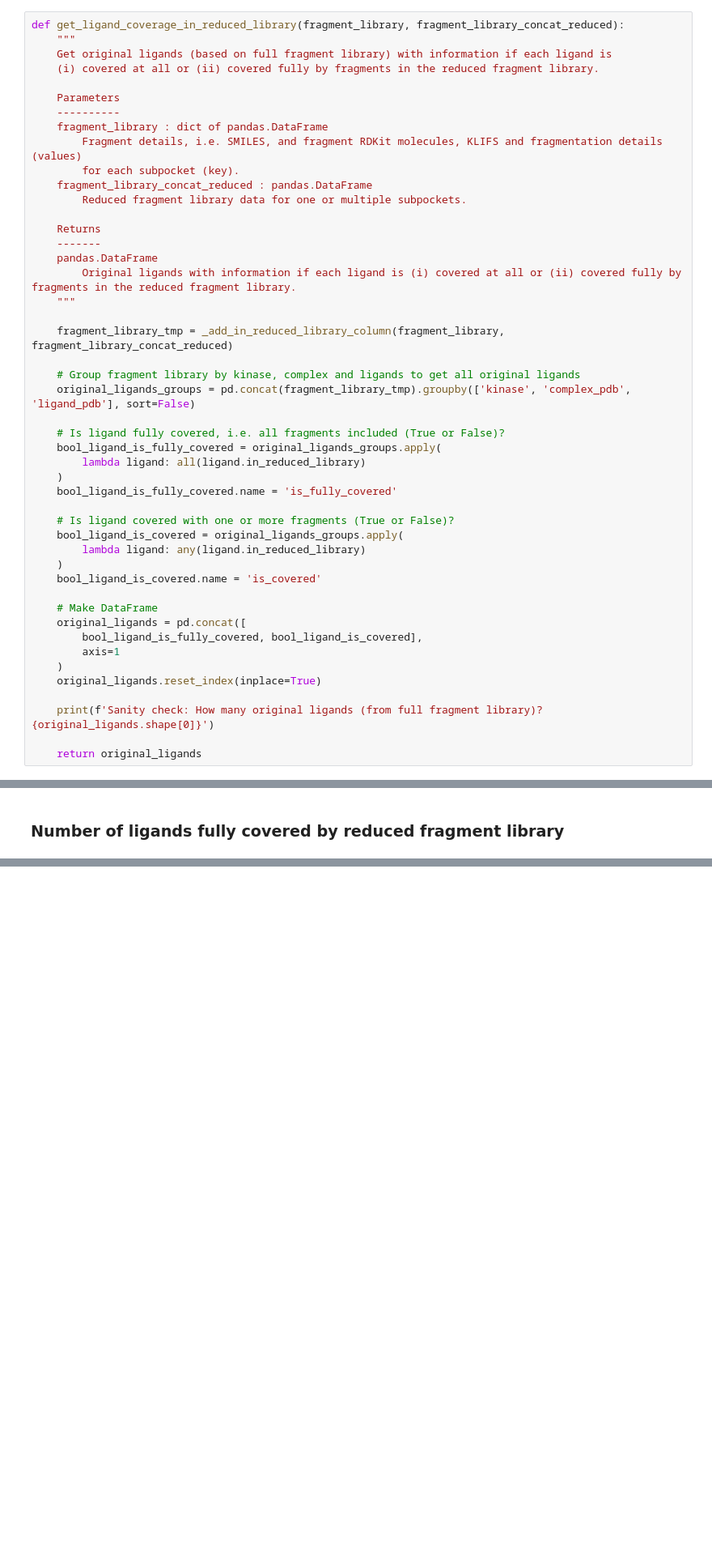
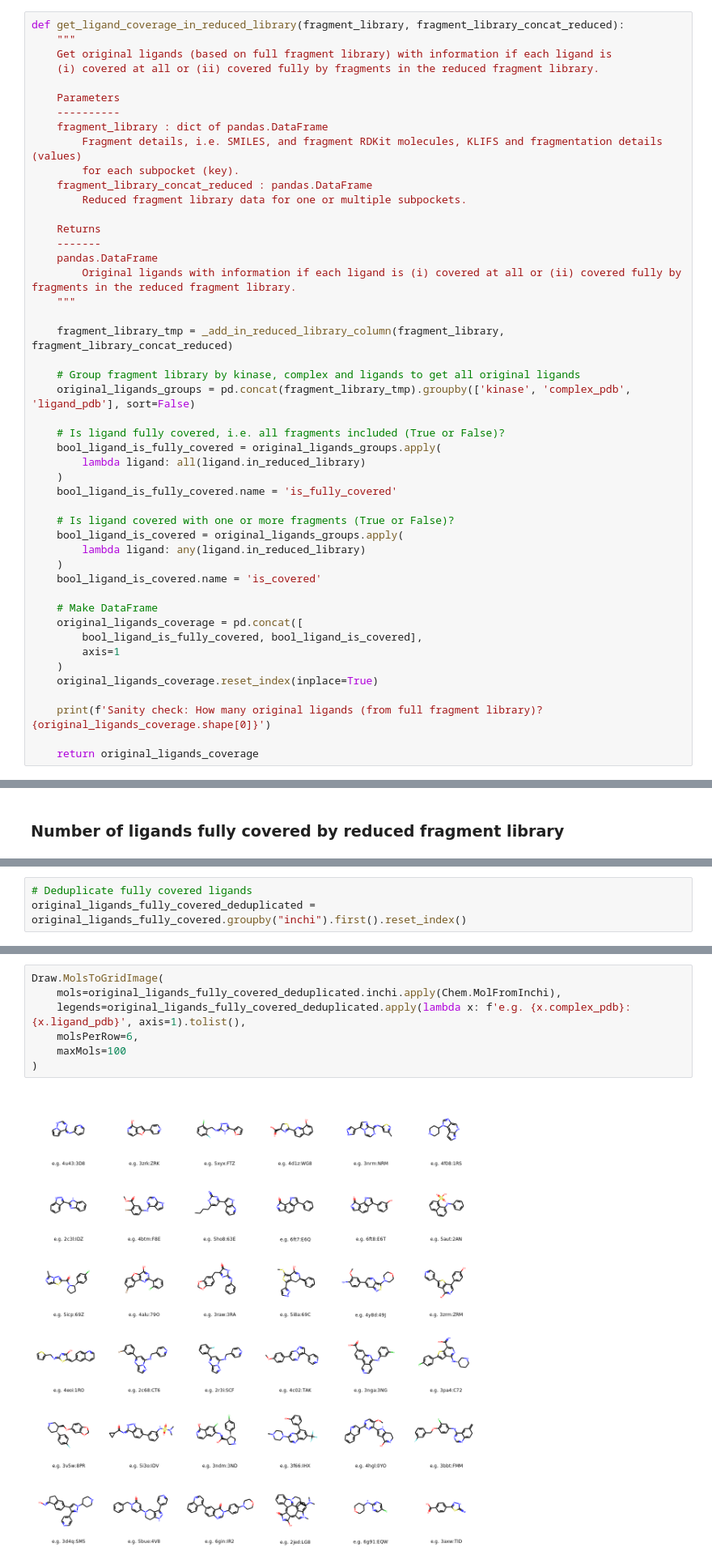
Before and after one commit to volkamerlab/KinFragLib, a Jupyter notebook: notebooks/3_2_fragment_library_reduced_original_ligands.ipynb, the cells around one changed output, grey strips where cells are left out. Shown at 81% size. Cells and saved outputs as stored; diff of their text form; blank space fills up the shorter version.

Commit message:
(3_2) Save theoretical exact original ligand matches (InChIs)

```diff
--- a/notebooks/3_2_fragment_library_reduced_original_ligands.ipynb
+++ b/notebooks/3_2_fragment_library_reduced_original_ligands.ipynb
@@ -157,15 +157,15 @@ def get_ligand_coverage_in_reduced_library(fragment_library, fragment_library_co
     bool_ligand_is_covered.name = 'is_covered'
 
     # Make DataFrame
-    original_ligands = pd.concat([
+    original_ligands_coverage = pd.concat([
         bool_ligand_is_fully_covered, bool_ligand_is_covered],
         axis=1
     )
-    original_ligands.reset_index(inplace=True)
+    original_ligands_coverage.reset_index(inplace=True)
 
-    print(f'Sanity check: How many original ligands (from full fragment library)? {original_ligands.shape[0]}')
+    print(f'Sanity check: How many original ligands (from full fragment library)? {original_ligands_coverage.shape[0]}')
 
-    return original_ligands
+    return original_ligands_coverage
 # %%
 original_ligands_coverage = get_ligand_coverage_in_reduced_library(fragment_library, fragment_library_concat_reduced)
 # %% [output]
@@ -198,2 +206,5 @@ original_ligands_fully_covered = original_ligands[original_ligands.is_fully_cove
+# %%
+# Deduplicate fully covered ligands
+original_ligands_fully_covered_deduplicated = original_ligands_fully_covered.groupby("inchi").first().reset_index()
 # %%
 print(f'Number of fragments in reduced library: {fragment_library_concat_reduced.shape[0]}')
@@ -226,0 +228,9 @@ original_ligands_fully_covered[
+# %%
+Draw.MolsToGridImage(
+    mols=original_ligands_fully_covered_deduplicated.inchi.apply(Chem.MolFromInchi),
+    legends=original_ligands_fully_covered_deduplicated.apply(lambda x: f'e.g. {x.complex_pdb}:{x.ligand_pdb}', axis=1).tolist(),
+    molsPerRow=6,
+    maxMols=100
+)
+# %% [output]
+[figure, added]
```
Also changed, not shown: parts of 18 cells of this notebook.
